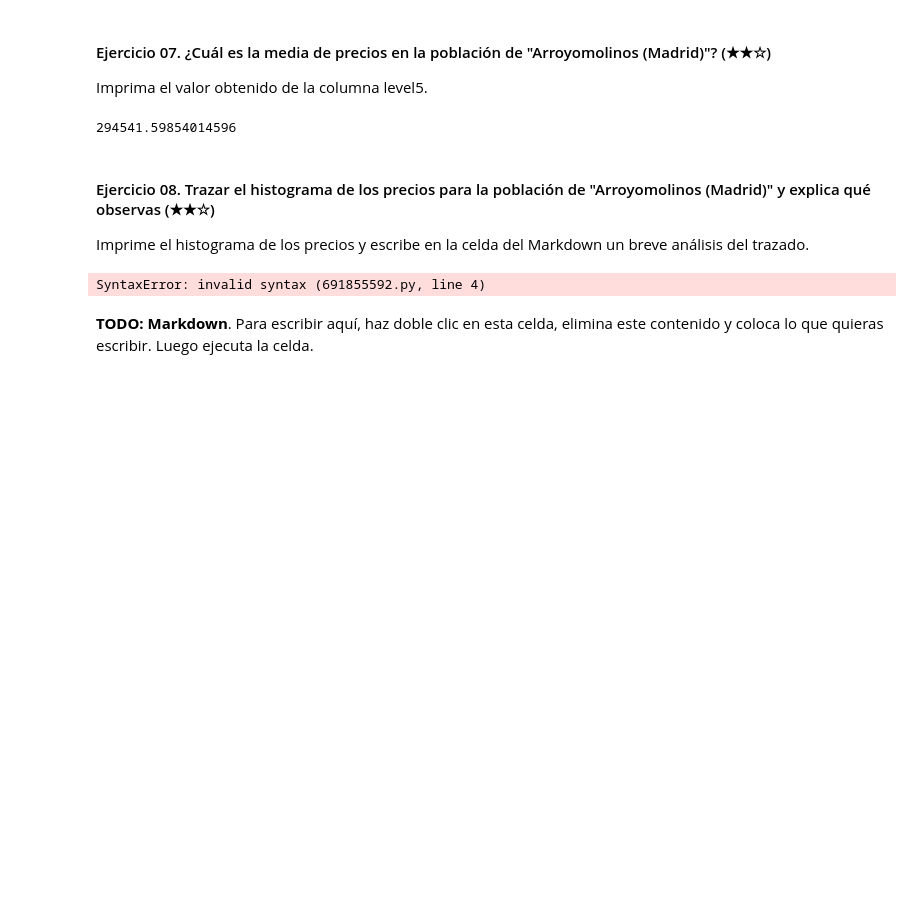
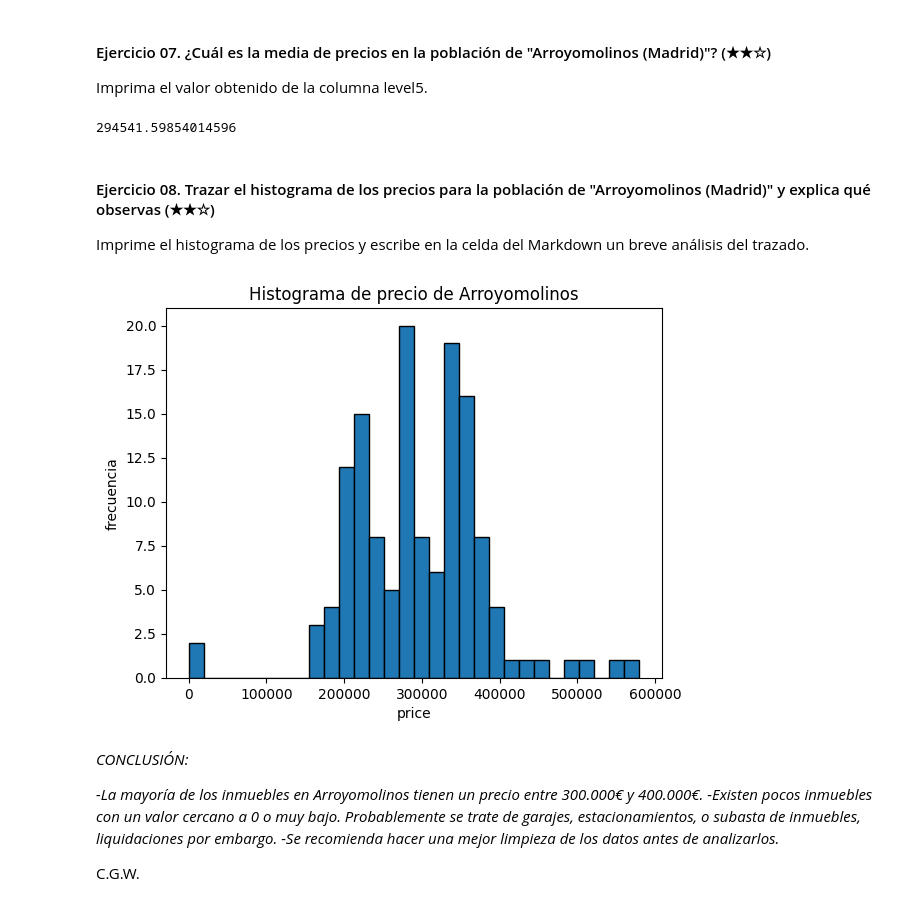
Before and after one commit to Wendy-2025-DS/data-clean-up-pandas-for-beginners-project, a Jupyter notebook: project.es.ipynb, the cells around one changed output. Drawn from its saved outputs; the diff is of its cells as text; code cells hidden in the pictures; blank space fills up the shorter version.

```diff
--- a/project.es.ipynb
+++ b/project.es.ipynb
@@ -261,14 +260,19 @@ print(precio_promedio_arrollomolinos_madrid)
 Imprime el histograma de los precios y escribe en la celda del Markdown un breve análisis del trazado.
 # %%
 import matplotlib.pyplot as plt
-
-# Trazar el histograma de precios
-plt.hist(ds(ds."price"), bins=5)
+precios_Arroyomolinos = ds[ds["level5"]=="Arroyomolinos (Madrid)"]["price"]
+plt.hist(precios_Arroyomolinos, bins=30, edgecolor = "black")
+plt.title("Histograma de precio de Arroyomolinos")
 plt.xlabel("price")
 plt.ylabel("frecuencia")
-plt.title("Histograma de población de Arroyomolinos")
 plt.show()
 # %% [output]
-SyntaxError: invalid syntax (691855592.py, line 4)
+[figure, added]
 # %% [markdown]
-**TODO: Markdown**. Para escribir aquí, haz doble clic en esta celda, elimina este contenido y coloca lo que quieras escribir. Luego ejecuta la celda.
+_CONCLUSIÓN:_
+
+_-La mayoría de los inmuebles en Arroyomolinos tienen un precio entre 300.000€ y 400.000€._
+_-Existen pocos inmuebles con un valor cercano a 0 o muy bajo. Probablemente se trate de garajes, estacionamientos, o subasta de inmuebles, liquidaciones por embargo._
+_-Se recomienda hacer una mejor limpieza de los datos antes de analizarlos._
+
+C.G.W.
```
Also changed, not shown: parts of 1 cell of this notebook.
